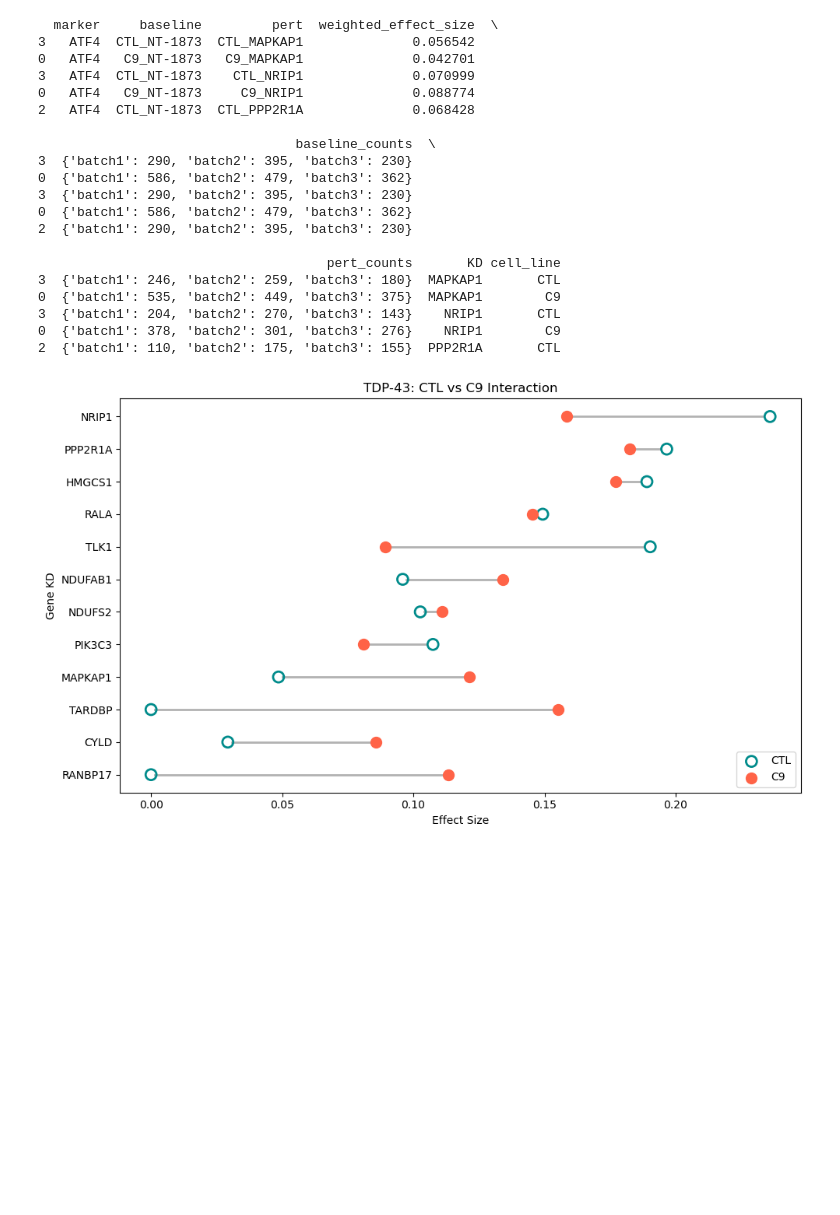
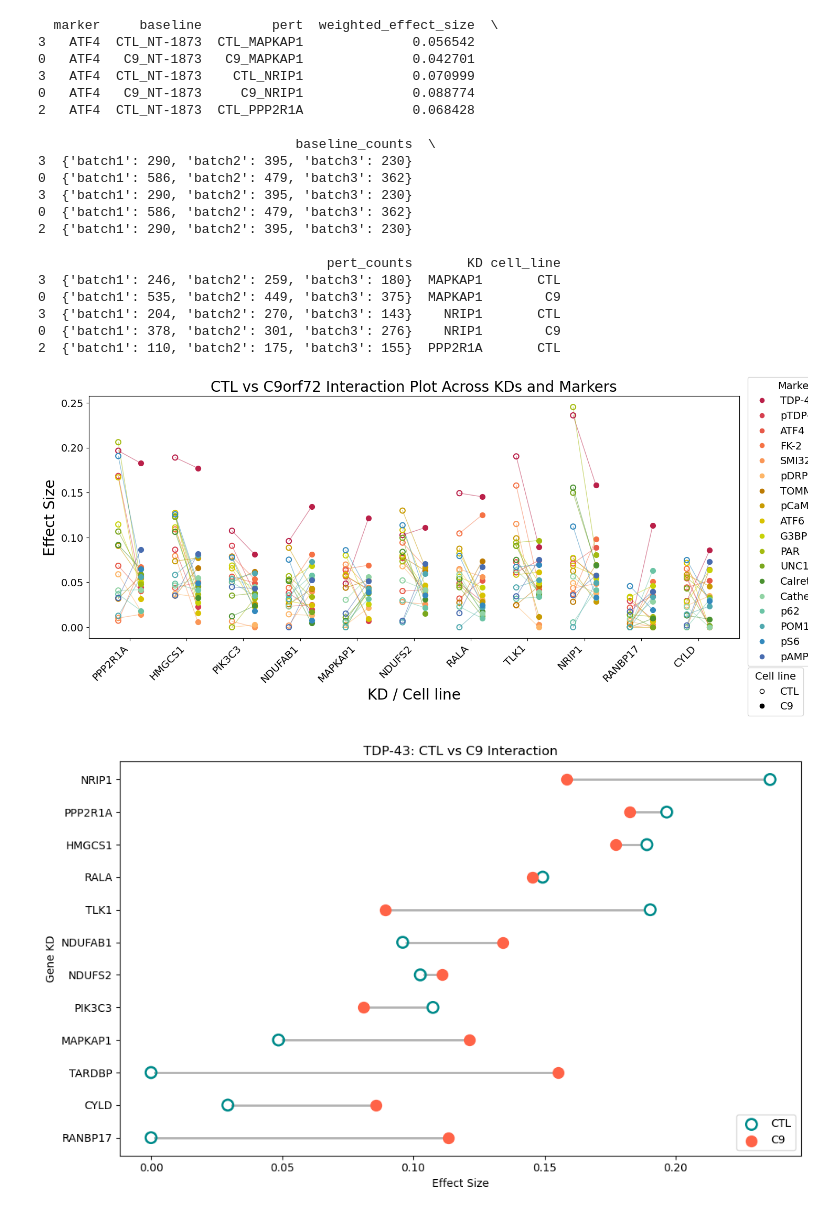
Before and after one commit to Sagykri/NOVA, a Jupyter notebook: tools/compute_effect_size.ipynb, the cells around one changed output. Cells and saved outputs as stored; diff of their text form; code cells hidden in the pictures; blank space fills up the shorter version.

```diff
--- a/tools/compute_effect_size.ipynb
+++ b/tools/compute_effect_size.ipynb
@@ -15,7 +15,7 @@ OUTLIERS_DIR = "/home/projects/hornsteinlab/Collaboration/Guy_Lior/fuNOVA_Pilot2
 
 RUN_EFFECT_SIZE_PAIR_WISE_COMPARISON = False
 RUN_EFFECT_SIZE_AGGREGATED_COMPARISON = False
-PLOT_INTERCATION_PLOT = False
+PLOT_INTERCATION_PLOT = True
 PLOT_INTERCATION_PLOT_BY_FUNCTIONAL_GROUPS = False
 PLOT_INTERACTION_PER_CELL_TYPE = False
 PLOT_ALL_KDS_EFFECT = False
@@ -616,8 +616,9 @@ print(all_df.head())
 # %%
 import colorsys
 
-marker_set = ["TDP-43"]
-kds = KD_LIST
+marker_set = ["TDP-43","pTDP-43","ATF4", "FK-2", "SMI32", "pDRP1", "TOMM20", "pCaMKIIa", "ATF6", "G3BP1", "PAR", "UNC13A", "Calreticulin", "CathepsinD", "p62", "POM121", "pS6", "pAMPK"]
+kds = ["PPP2R1A","HMGCS1","PIK3C3","NDUFAB1","MAPKAP1","NDUFS2","RALA","TLK1","NRIP1","RANBP17","CYLD"]
+# KD_LIST = ["PPP2R1A","HMGCS1","PIK3C3","NDUFAB1","MAPKAP1","NDUFS2","RALA","TLK1","NRIP1","TARDBP","RANBP17","CYLD"]
 markers = marker_set
 MARKER_TO_GREY_COLOR = []#["pTDP-43","ATF4", "FK-2", "SMI32", "pDRP1", "TOMM20", "pCaMKIIa", "ATF6", "G3BP1", "PAR", "UNC13A", "Calreticulin", "CathepsinD", "p62", "POM121", "pS6", "pAMPK"]
 MARKERS_TO_COLOR = [
@@ -788,11 +789,13 @@ def plot_basic_interaction_plot(marker_colors_dict):
                 zorder=3
             )
     ax.set_xticks(xticks)
-    ax.set_xticklabels(xtick_labels, rotation=45, ha="right")
+    ax.set_xticklabels(xtick_labels, rotation=45, ha="right", fontsize=14)
 
-    ax.set_ylabel("Weighted Effect Size")
-    ax.set_xlabel("KD / Cell line")
-    ax.set_title("CTL vs C9 Interaction Plot Across KDs and Markers")
+    ax.tick_params(axis='y', labelsize=14)
+
+    ax.set_ylabel("Effect Size", fontsize=20)
+    ax.set_xlabel("KD / Cell line", fontsize=20)
+    ax.set_title("CTL vs C9orf72 Interaction Plot Across KDs and Markers", fontsize=20)
 
 
     return fig, ax
@@ -809,7 +812,7 @@ if PLOT_INTERCATION_PLOT:
             linestyle='',
             markerfacecolor=color,
             markeredgecolor=color,
-            label=marker
+            label=marker,
         )
         for marker, color in marker_colors.items()
     ]
@@ -817,16 +820,20 @@ if PLOT_INTERCATION_PLOT:
     leg1 = ax.legend(
         handles=marker_handles,
         title="Marker",
-        bbox_to_anchor=(1.005, 1),
-        loc="upper left"
+        bbox_to_anchor=(1.005, 1.1),
+        loc="upper left",
+        fontsize=14,
+        title_fontsize=14
     )
     ax.add_artist(leg1)
 
     ax.legend(
         handles=style_handles,
         title="Cell line",
-        bbox_to_anchor=(1.005, 0.0),
-        loc="upper left"
+        bbox_to_anchor=(1.005, -0.1),
+        loc="upper left",
+        fontsize=14,
+        title_fontsize=14
         )
     plt.savefig(os.path.join(TEMP_OUTPUT_DIR, f"All_KDs_All_Markers_interaction_plot{SUFFIX}.png"), bbox_inches='tight', dpi=300,pad_inches=0.8)
 
@@ -854,34 +861,36 @@ if PLOT_INTERCATION_PLOT_BY_FUNCTIONAL_GROUPS:
             [0], [0],
             marker='o',
             linestyle='',
             markerfacecolor=group_base_colors[group],
             markeredgecolor=group_base_colors[group],
             label=f"{group}"
         )
         for group in FUNCTIONAL_MARKER_GROUPS.keys()
     ]
     leg1 = ax.legend(
         handles=marker_handles_functional,
         title="Markers",
         bbox_to_anchor=(1.005, 1.10),
         loc="upper left"
     )
     ax.add_artist(leg1)
 
     leg_2 = ax.legend(
         handles=groups_handels,
         title="Functional groups",
         bbox_to_anchor=(1.005, 0.2),
         loc="upper left"
     )
     ax.add_artist(leg_2)
     ax.legend(
         handles=style_handles,
         title="Cell line",
-        bbox_to_anchor=(1.005, -0.15),
+        bbox_to_anchor=(1.005, -0.2),
         loc="upper left"
         )
     plt.savefig(os.path.join(TEMP_OUTPUT_DIR, f"All_KDs_All_Markers_functional_groups_interaction_plot{SUFFIX}.png"), bbox_inches='tight', dpi=300,pad_inches=1.1)
+# %% [output]
+[figure, added]
 # %%
 # --- Interaction-style plots per cell type, with batch shapes ---
 BATCHES_TO_SHOW = ["batch1", "batch2", "batch3"]  # select which batches to display
```
Also changed, not shown: parts of 1 cell of this notebook, 18 other files.
